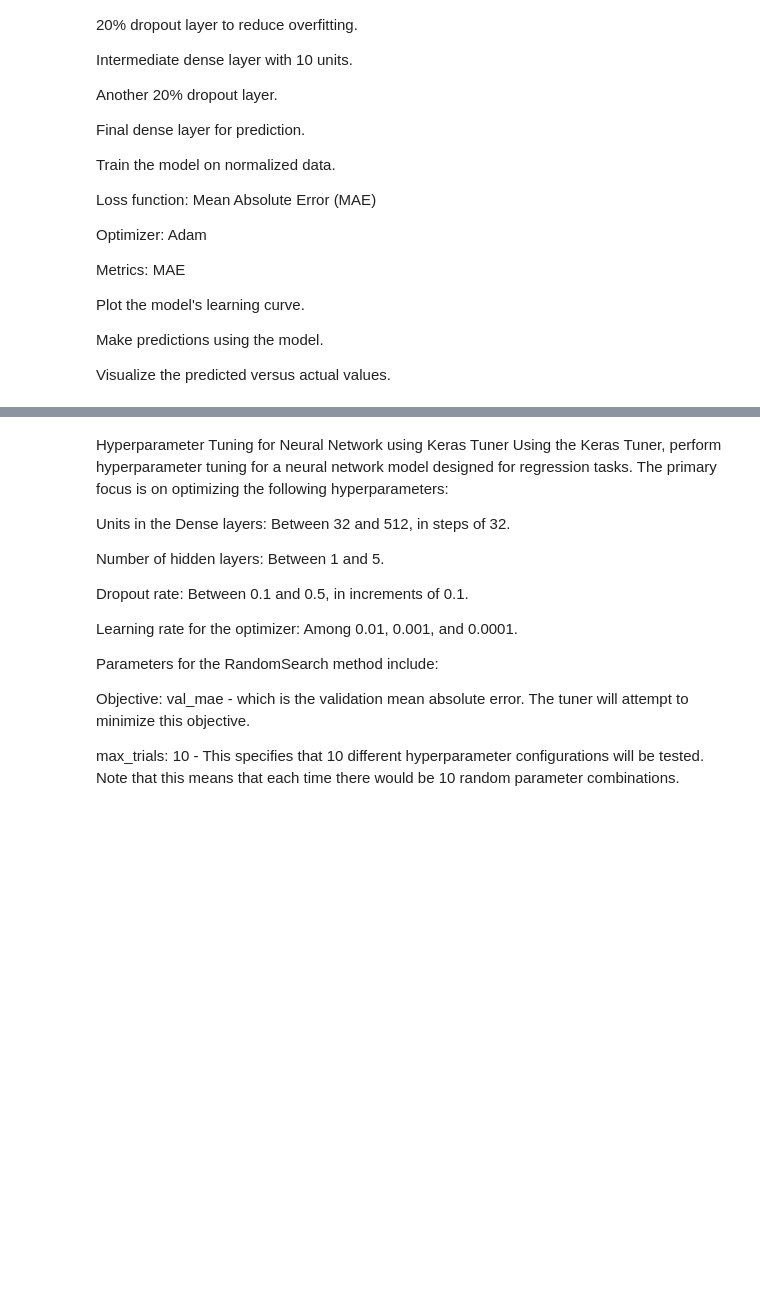
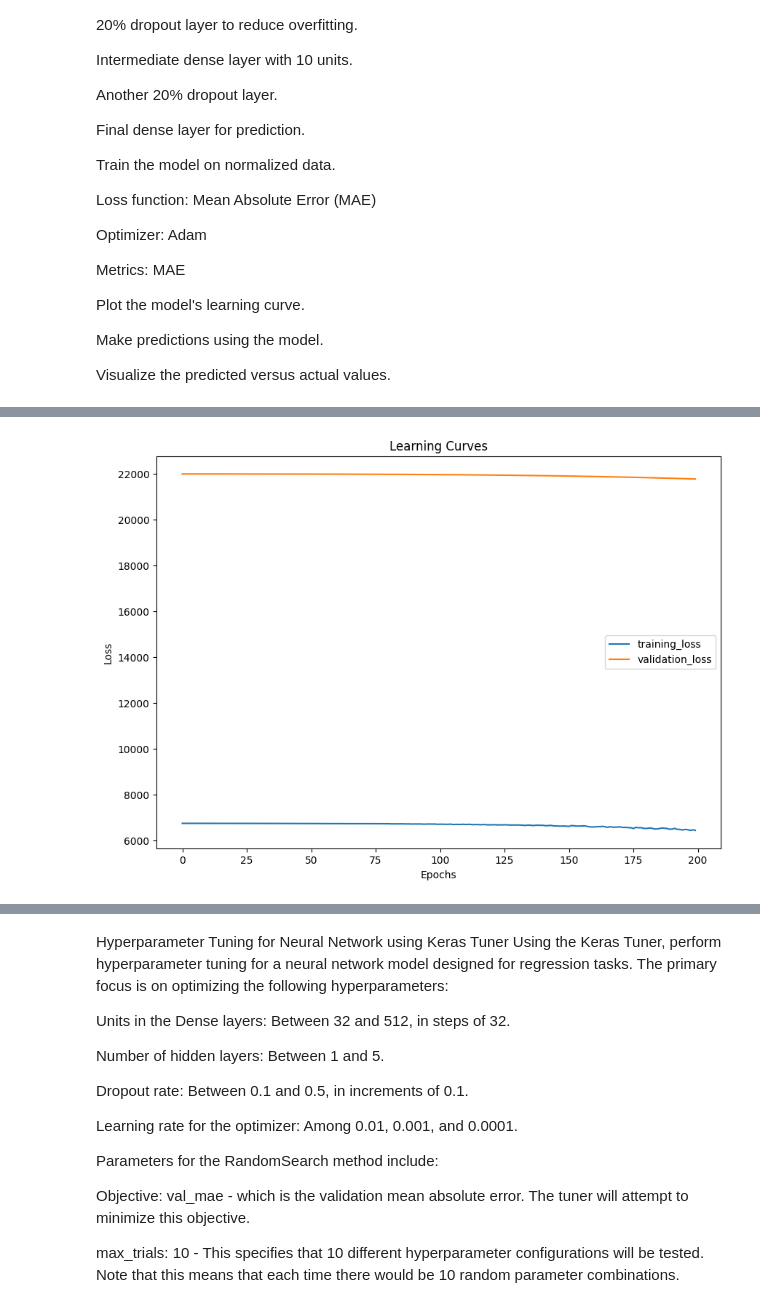
Before and after one commit to sentongo-web/LAB-SCENARIOS, a Jupyter notebook: insurance.ipynb, the cells around one changed output, grey strips where cells are left out. Drawn from its saved outputs; the diff is of its cells as text; code cells hidden in the pictures; blank space fills up the shorter version.

```diff
--- a/insurance.ipynb
+++ b/insurance.ipynb
@@ -95,0 +294,6 @@ Compiling and training the constructed model with the preprocessed training data
+# %%
+# Set up the column transformer
+ct = make_column_transformer(
+    (MinMaxScaler(), ["age", "bmi", "children"]),  # Normalize numeric columns
+    (OneHotEncoder(handle_unknown="ignore"), ["sex", "smoker", "region"])  # One-hot encode categorical columns
+)
@@ -95,0 +328,8 @@ Compiling and training the constructed model with the preprocessed training data
+# %%
+# Compile the model specifying loss, optimizer, and metrics
+model_3.compile(loss=tf.keras.losses.mae,
+                        optimizer=tf.keras.optimizers.Adam(),
+                        metrics=['mae'])
+
+# Train the model on the normalized training data
+model_3.fit(X_train_normal, y_train, epochs=200, verbose=1)
@@ -122,3 +387,24 @@ Plot the model's learning curve.
 Make predictions using the model.
 
 Visualize the predicted versus actual values.
+# %%
+# Construct the model
+model_4 = tf.keras.Sequential([
+  tf.keras.layers.Dense(100),                 # Dense layer with 100 units
+  tf.keras.layers.Dropout(0.2),               # 20% dropout to reduce overfitting
+  tf.keras.layers.Dense(10),                  # Dense layer with 10 units
+  tf.keras.layers.Dropout(0.2),               # Another 20% dropout
+  tf.keras.layers.Dense(1)                    # Final dense layer for output
+])
+
+# Compile the model
+model_4.compile(loss=tf.keras.losses.mae,
+                optimizer=tf.keras.optimizers.Adam(),
+                metrics=['mae'])
+# %%
+# Train the model with training data, also evaluate on test data simultaneously
+history_4 = model_4.fit(X_train_normal,
+                       y_train,
+                       epochs=200,               # Number of iterations over the entire dataset
+                       verbose=1,
+                       validation_data=(X_test_normal, y_test))
@@ -124,0 +429,12 @@ Visualize the predicted versus actual values.
+# %%
+# Plot training and validation loss to visualize the learning curve
+plt.figure(figsize=(10, 7))
+plt.plot(history_4.history['loss'], label='training_loss')
+plt.plot(history_4.history['val_loss'], label='validation_loss')
+plt.legend()
+plt.title('Learning Curves')
+plt.xlabel('Epochs')
+plt.ylabel('Loss')
+plt.show()
+# %% [output]
+[figure, added]
```
Also changed, not shown: parts of 39 cells of this notebook, 35 other files.
